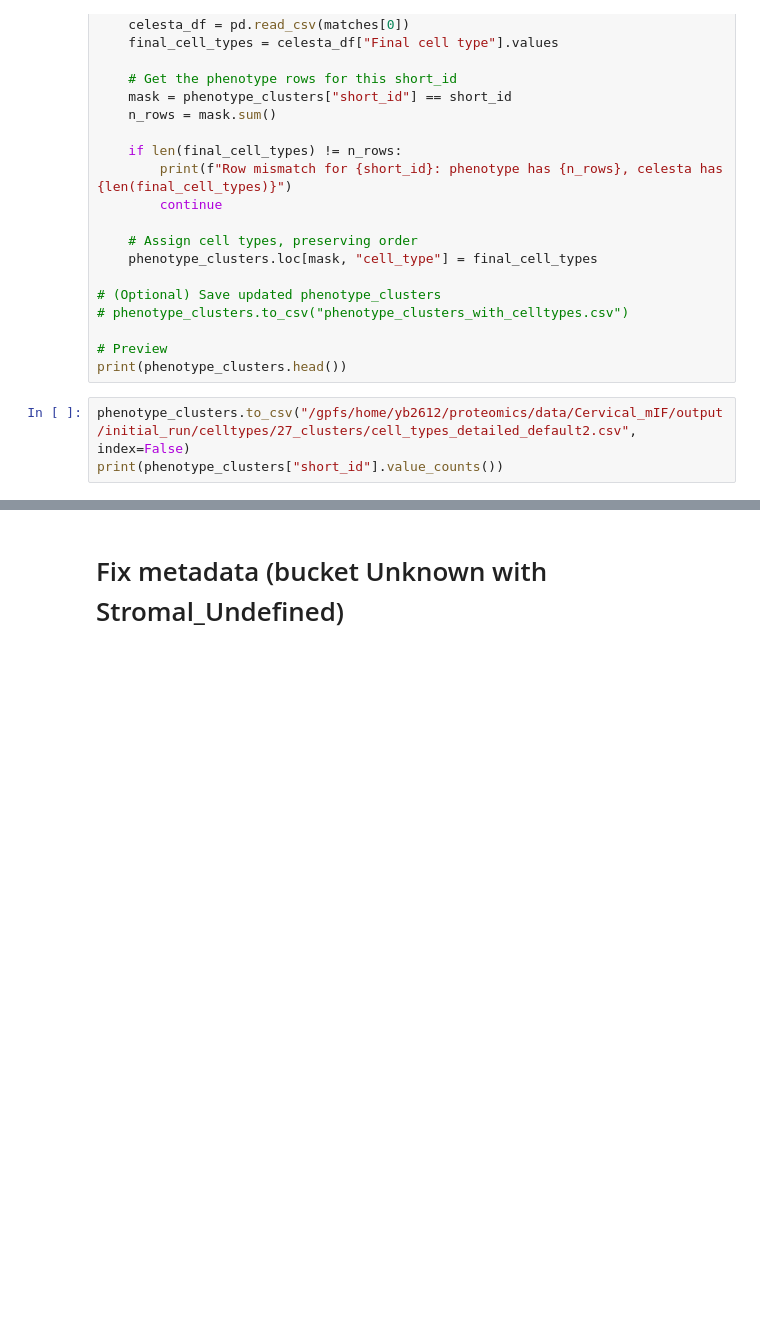
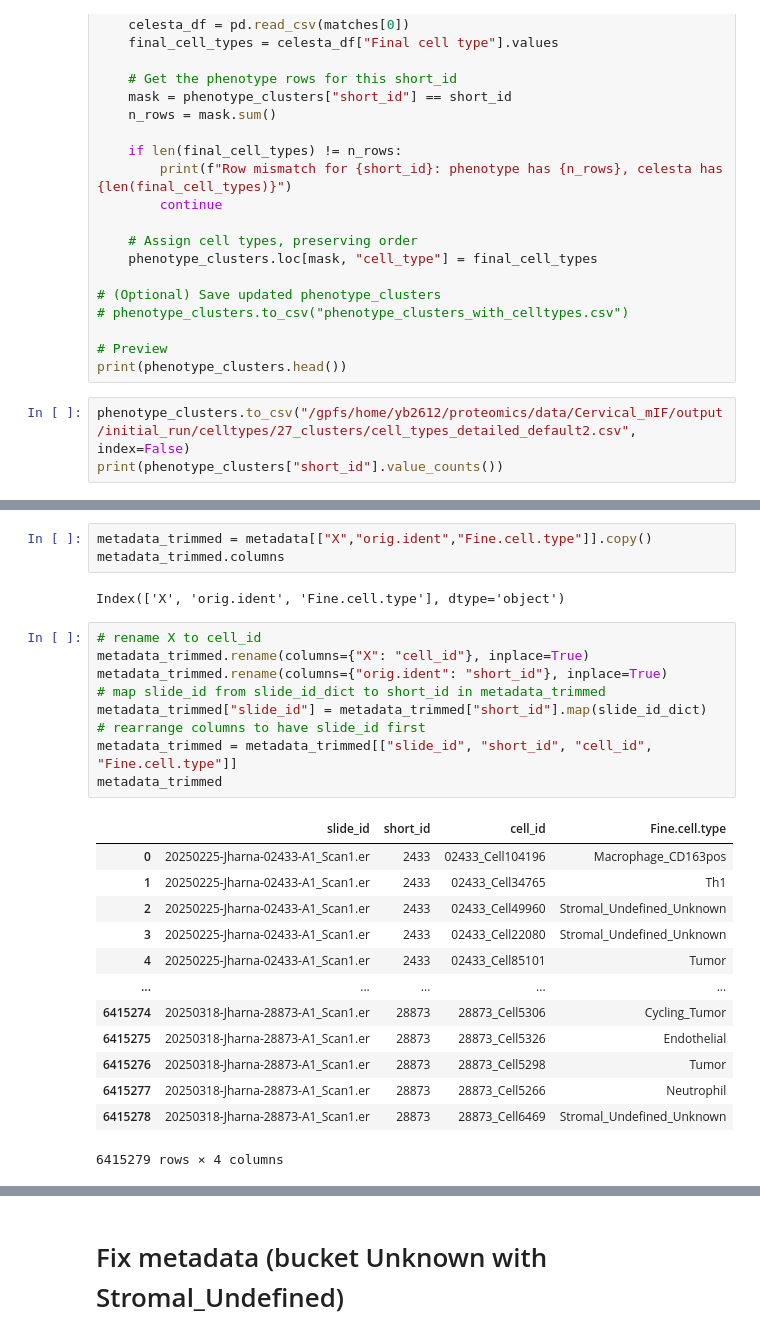
Before and after one commit to FenyoLab/EC_codeximaging, a Jupyter notebook: notebooks/celesta_data_prep_cervical.ipynb, the cells around one changed output, grey strips where cells are left out. Saved outputs shown, nothing was run; the diff lists cells and outputs as text; blank space fills up the shorter version.

```diff
--- a/notebooks/celesta_data_prep_cervical.ipynb
+++ b/notebooks/celesta_data_prep_cervical.ipynb
@@ -315,0 +465,28 @@ print(phenotype_clusters["short_id"].value_counts())
+# %%
+metadata_trimmed = metadata[["X","orig.ident","Fine.cell.type"]].copy()
+metadata_trimmed.columns
+# %% [output]
+Index(['X', 'orig.ident', 'Fine.cell.type'], dtype='object')
+# %%
+# rename X to cell_id
+metadata_trimmed.rename(columns={"X": "cell_id"}, inplace=True)
+metadata_trimmed.rename(columns={"orig.ident": "short_id"}, inplace=True)
+# map slide_id from slide_id_dict to short_id in metadata_trimmed
+metadata_trimmed["slide_id"] = metadata_trimmed["short_id"].map(slide_id_dict)
+# rearrange columns to have slide_id first
+metadata_trimmed = metadata_trimmed[["slide_id", "short_id", "cell_id", "Fine.cell.type"]]
+metadata_trimmed
+# %% [output]
+|  | slide_id | short_id | cell_id | Fine.cell.type |
+| 0 | 20250225-Jharna-02433-A1_Scan1.er | 2433 | 02433_Cell104196 | Macrophage_CD163pos |
+| 1 | 20250225-Jharna-02433-A1_Scan1.er | 2433 | 02433_Cell34765 | Th1 |
+| 2 | 20250225-Jharna-02433-A1_Scan1.er | 2433 | 02433_Cell49960 | Stromal_Undefined_Unknown |
+| 3 | 20250225-Jharna-02433-A1_Scan1.er | 2433 | 02433_Cell22080 | Stromal_Undefined_Unknown |
+| 4 | 20250225-Jharna-02433-A1_Scan1.er | 2433 | 02433_Cell85101 | Tumor |
+| ... | ... | ... | ... | ... |
+| 6415274 | 20250318-Jharna-28873-A1_Scan1.er | 28873 | 28873_Cell5306 | Cycling_Tumor |
+| 6415275 | 20250318-Jharna-28873-A1_Scan1.er | 28873 | 28873_Cell5326 | Endothelial |
+| 6415276 | 20250318-Jharna-28873-A1_Scan1.er | 28873 | 28873_Cell5298 | Tumor |
+| 6415277 | 20250318-Jharna-28873-A1_Scan1.er | 28873 | 28873_Cell5266 | Neutrophil |
+| 6415278 | 20250318-Jharna-28873-A1_Scan1.er | 28873 | 28873_Cell6469 | Stromal_Undefined_Unknown |
+6415279 rows × 4 columns
```
Also changed, not shown: parts of 20 cells of this notebook, 10 other files.
